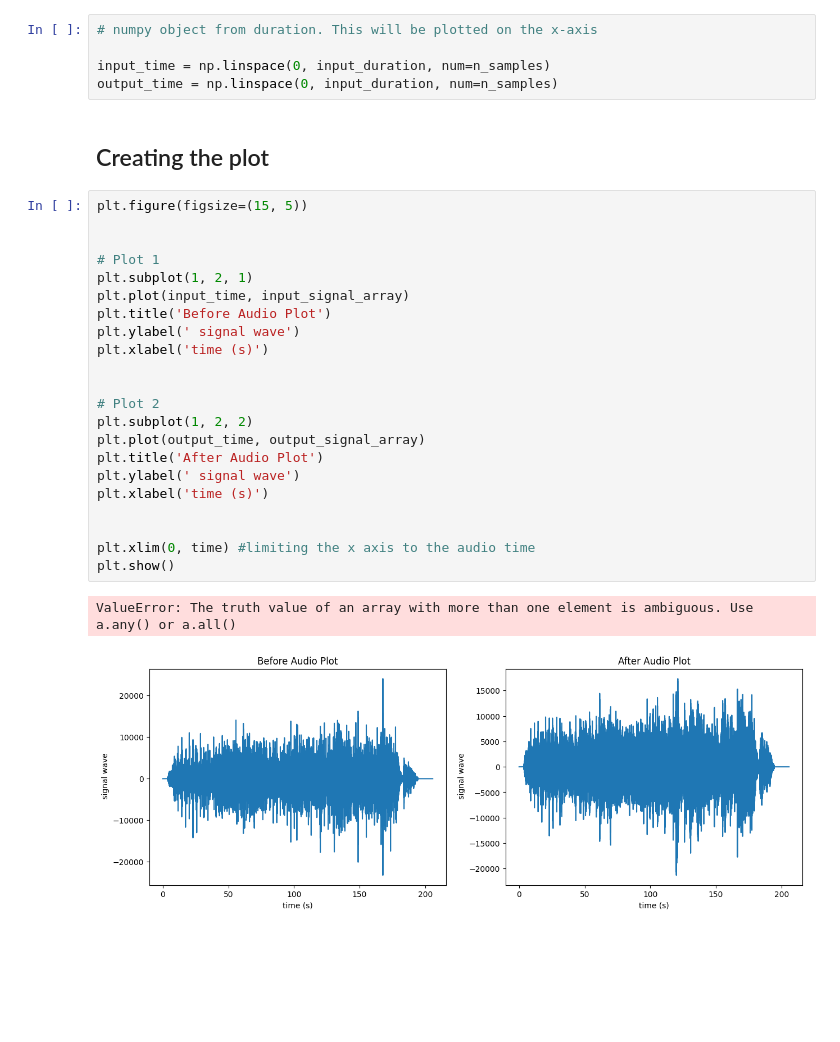
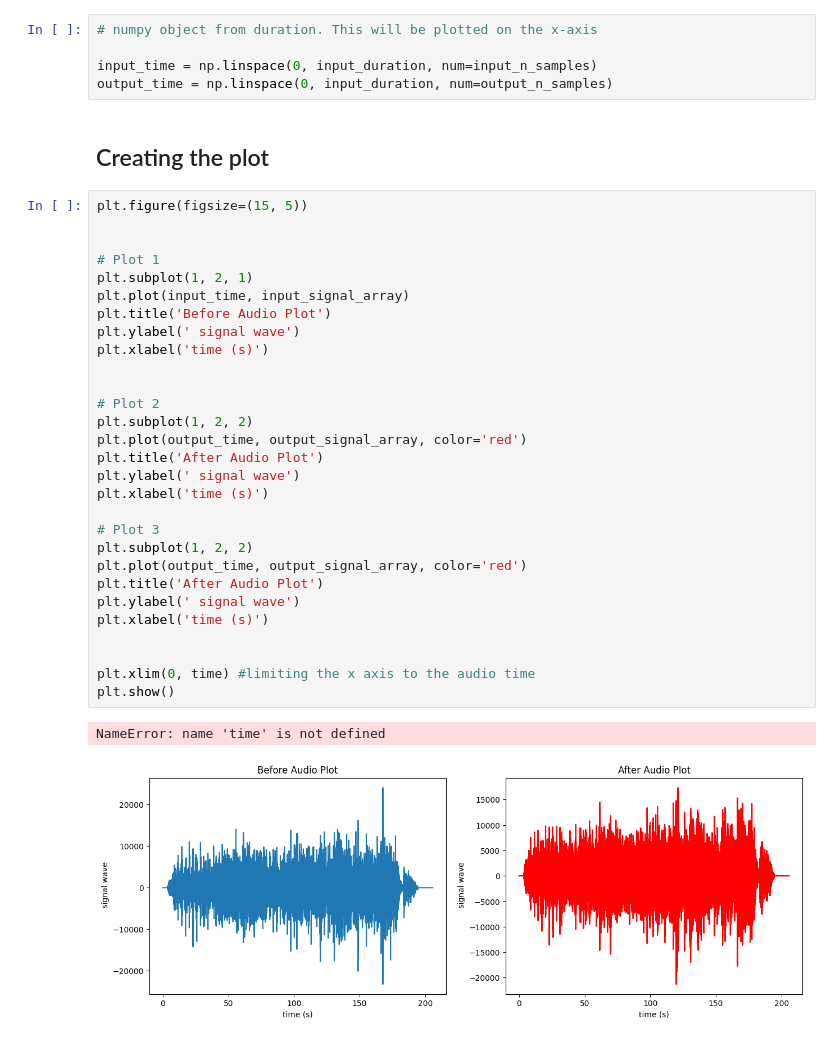
Before and after one commit to ShamalLakshan/AudExp, a Jupyter notebook: PerformaceAnalyser.ipynb, the cells around one changed output. Drawn from its saved outputs; the diff is of its cells as text; blank space fills up the shorter version.

Commit message:
subplots

```diff
--- a/PerformaceAnalyser.ipynb
+++ b/PerformaceAnalyser.ipynb
@@ -38,32 +38,39 @@ output_signal_array = np.frombuffer(output_signal_wave, dtype=np.int16)
 # %%
 # numpy object from duration. This will be plotted on the x-axis
 
-input_time = np.linspace(0, input_duration, num=n_samples)
-output_time = np.linspace(0, input_duration, num=n_samples)
+input_time = np.linspace(0, input_duration, num=input_n_samples)
+output_time = np.linspace(0, input_duration, num=output_n_samples)
 # %% [markdown]
 ## Creating the plot
 # %%
 plt.figure(figsize=(15, 5))
 
 
 # Plot 1
 plt.subplot(1, 2, 1)
 plt.plot(input_time, input_signal_array)
 plt.title('Before Audio Plot')
 plt.ylabel(' signal wave')
 plt.xlabel('time (s)')
 
 
 # Plot 2
 plt.subplot(1, 2, 2)
-plt.plot(output_time, output_signal_array)
+plt.plot(output_time, output_signal_array, color='red')
+plt.title('After Audio Plot')
+plt.ylabel(' signal wave')
+plt.xlabel('time (s)')
+
+# Plot 3
+plt.subplot(1, 2, 2)
+plt.plot(output_time, output_signal_array, color='red')
 plt.title('After Audio Plot')
 plt.ylabel(' signal wave')
 plt.xlabel('time (s)')
 
 
 plt.xlim(0, time) #limiting the x axis to the audio time
 plt.show()
 # %% [output]
-ValueError: The truth value of an array with more than one element is ambiguous. Use a.any() or a.all()
+NameError: name 'time' is not defined
-[figure, old version]
+[figure, new version]
```
